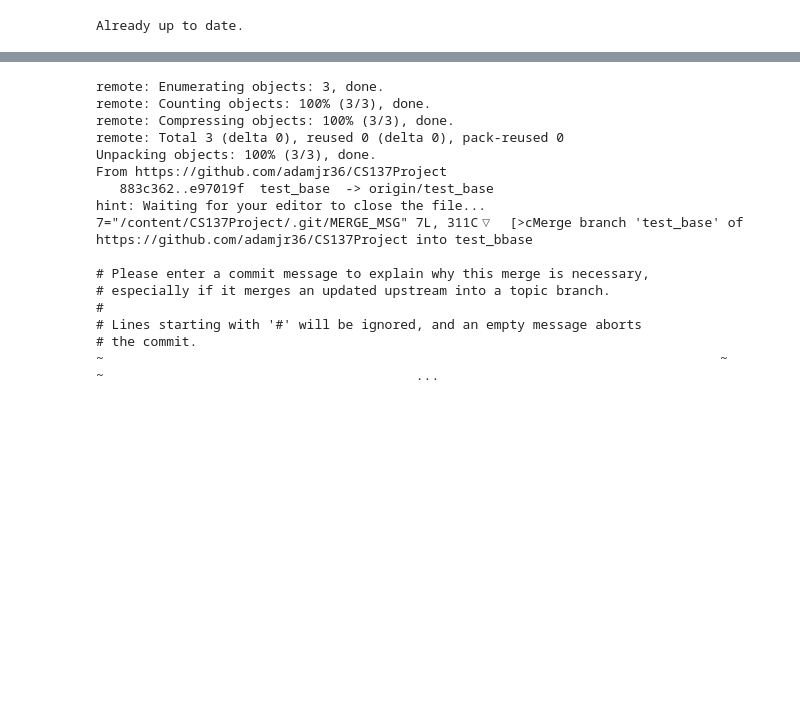
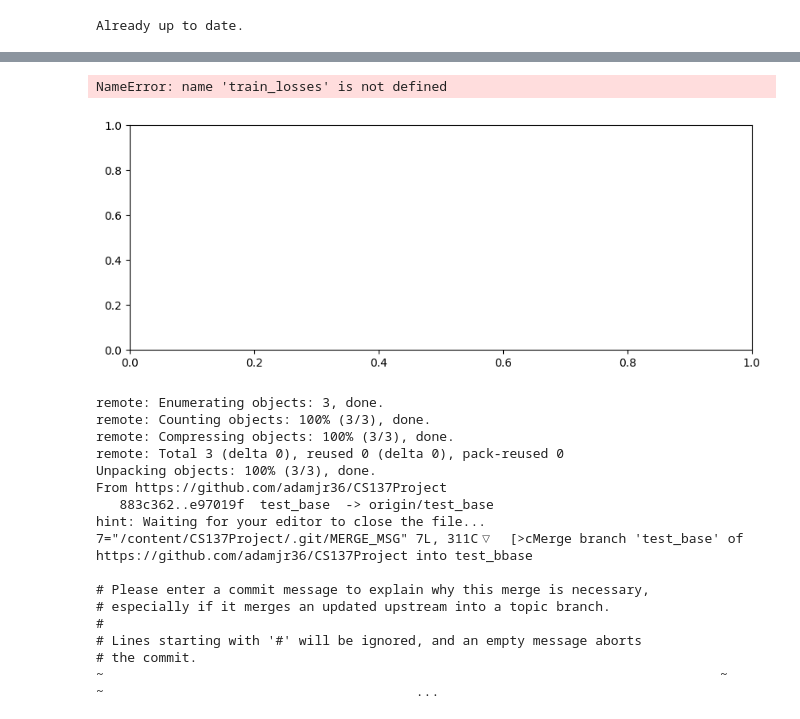
Before and after one commit to adamjr36/CS137Project, a Jupyter notebook: model.ipynb, the cells around one changed output, grey strips where cells are left out. Drawn from its saved outputs; the diff is of its cells as text; code cells hidden in the pictures; blank space fills up the shorter version.

Commit message:
Train modifications

```diff
--- a/model.ipynb
+++ b/model.ipynb
@@ -35,3 +33,7 @@ from src.model.model import BaseModel, TeamModel
+# %%
+pwd = !pwd
+# %%
+pwd = pwd[0]
 # %%
 import torch
 import torch.nn as nn
@@ -44,7 +46,7 @@ from src.model.model import BaseModel
 from src.model.train import train
 
 # Data files directory
-data_dir = '/content/CS137Project/cleaned_data'
+data_dir = os.path.join(pwd, 'cleaned_data')
 
 # Hyper Parameters
 K = 10
@@ -56,12 +58,15 @@ hidden_size2 = 128
 
 device = torch.device('cuda:0' if torch.cuda.is_available() else 'cpu')
 
-train_loader = DataLoader(MyDataset(data_dir, 'x.csv', 'y.csv'), shuffle=True, batch_size=8)
+train_loader = DataLoader(MyDataset(data_dir, 'x_train.csv', 'y_train.csv'), shuffle=True, batch_size=8)
+val_loader = DataLoader(MyDataset(data_dir, 'x_val.csv', 'y_val.csv'), shuffle=True, batch_size=8)
+
+
 model = BaseModel(106, feature_size, hidden_size1, hidden_size2, 3)
 opt = torch.optim.Adam(model.parameters(), lr=lr)
 loss_fn = torch.nn.CrossEntropyLoss()
 
 model = model.to(device)
 
-loss = train(train_loader, model, opt, loss_fn, epochs, device)
+loss = train(train_loader, val_loader, model, opt, loss_fn, epochs, device)
 # %% [output]
@@ -100,3 +86,21 @@ To https://github.com/adamjr36/CS137Project.git
+# %%
+train_loss, val_loss, val_acc = loss
+# %%
+import matplotlib.pyplot as plt
+%matplotlib inline
+plt.rcParams['figure.figsize'] = (10.0, 8.0) # set default size of plots
+plt.rcParams['image.interpolation'] = 'nearest'
+plt.rcParams['image.cmap'] = 'gray'
+
+plt.subplot(2, 1, 1)
+plt.plot(train_loss, '-o')
+plt.plot(val_loss, '-o')
+plt.legend(['train', 'val'], loc='upper left')
+plt.xlabel('iteration')
+plt.ylabel('loss')
+# %% [output]
+NameError: name 'train_losses' is not defined
+[figure, added]
 # %%
 !git config --global user.email "wenchang.gao@tufts.edu"
 !git config --global user.name "wenchanggao"
```
Also changed, not shown: parts of 5 cells of this notebook, 8 other files.
